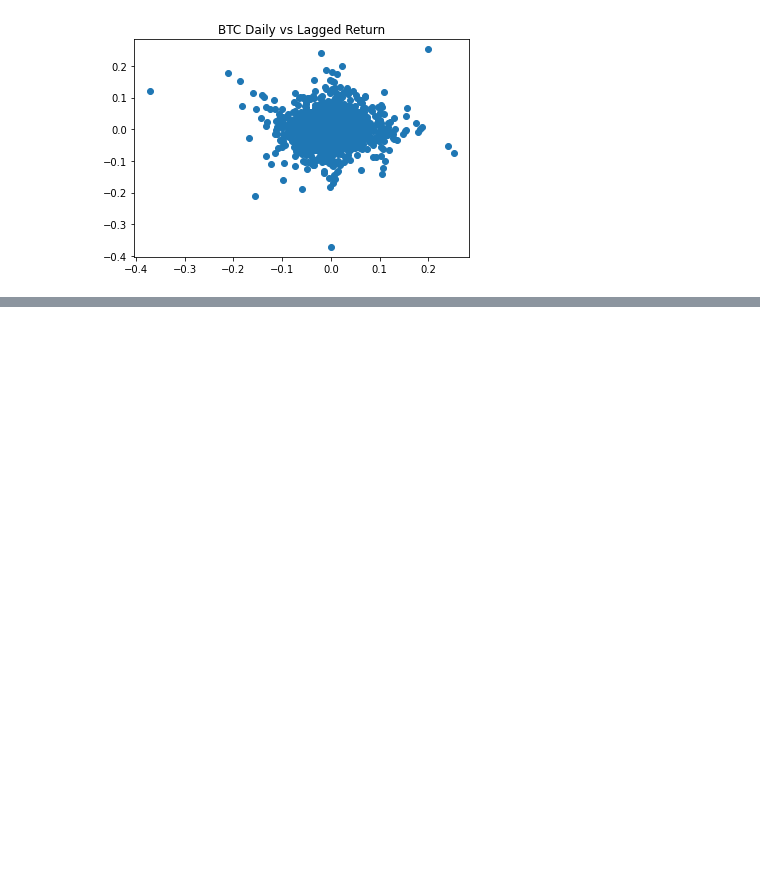
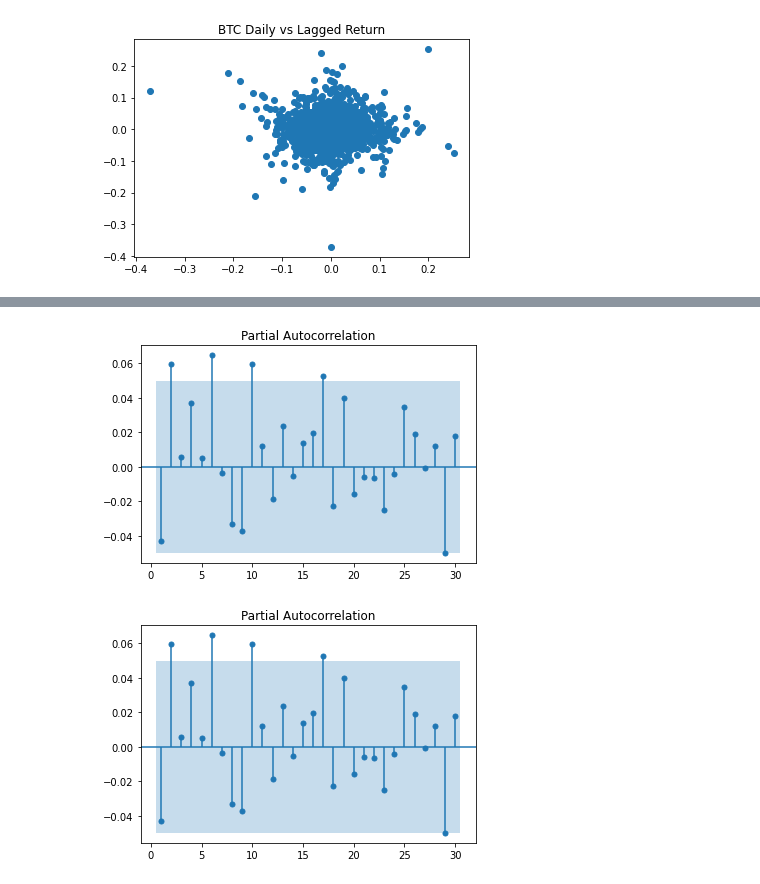
Before and after one commit to dbogatic/crypto-analysis, a Jupyter notebook: btc_autocorrelation.ipynb, the cells around one changed output, grey strips where cells are left out. Cells and saved outputs as stored; diff of their text form; code cells hidden in the pictures; blank space fills up the shorter version.

```diff
--- a/btc_autocorrelation.ipynb
+++ b/btc_autocorrelation.ipynb
@@ -80,0 +131,6 @@ sm.graphics.tsaplots.plot_pacf(btc_prices['daily_return'], lags=30, zero=False)
+# %%
+# Plot partial autocorrelation
+sm.graphics.tsaplots.plot_pacf(eth_prices['daily_return'], lags=30, zero=False)
+# %% [output]
+[figure, added]
+[figure, added]
```
Also changed, not shown: parts of 15 cells of this notebook.
